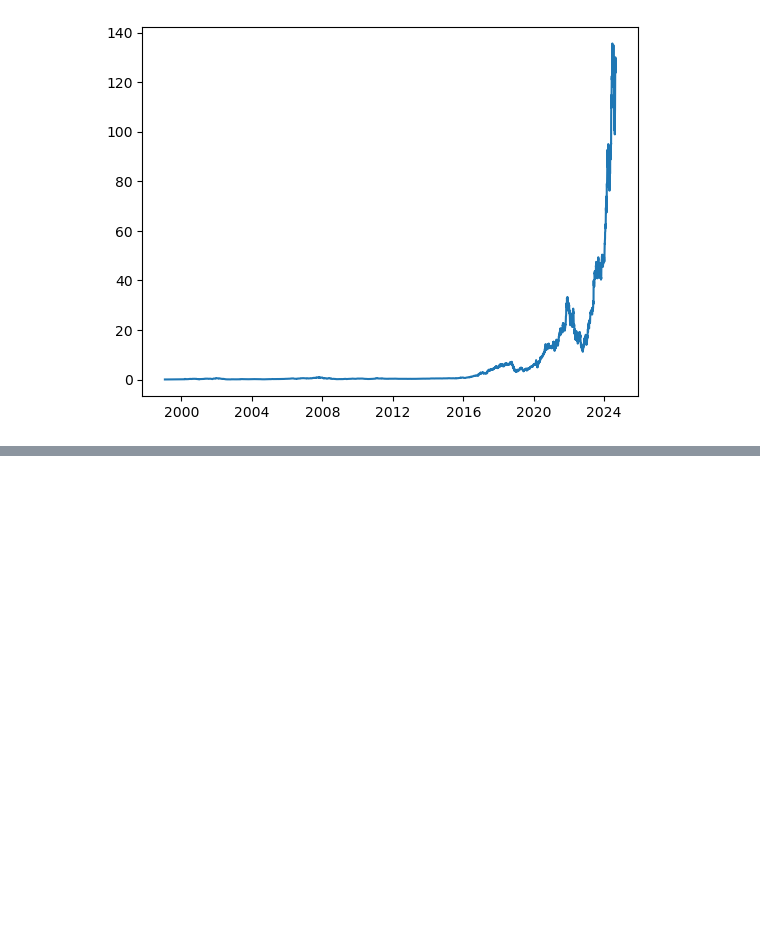
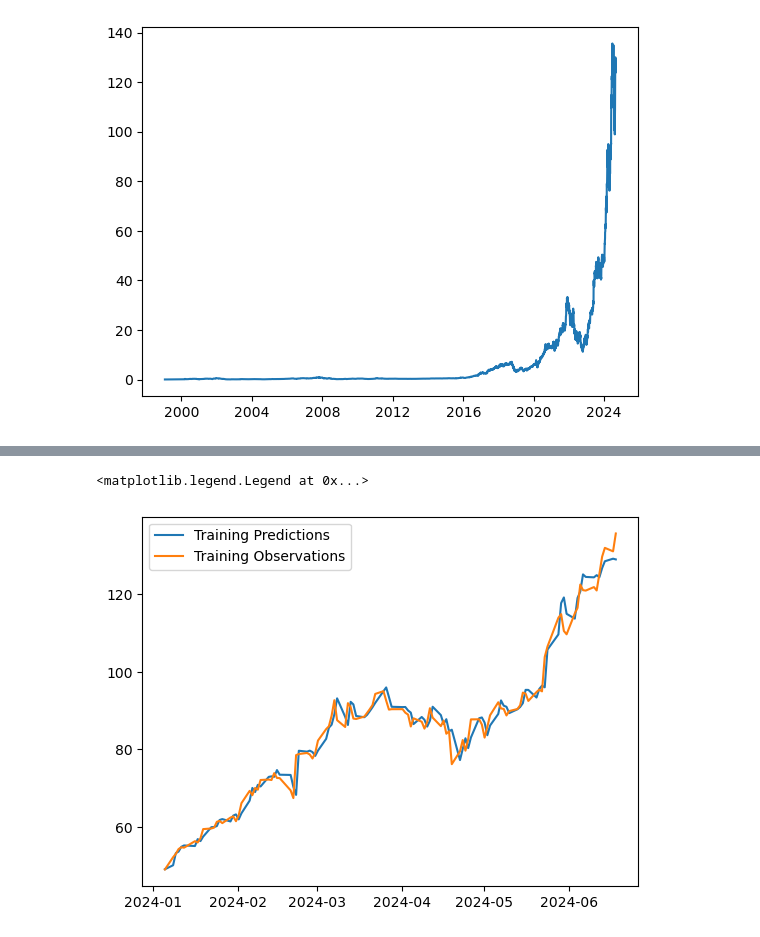
Before and after one commit to ManasKohli/stock-prediction-model, a Jupyter notebook: main.ipynb, the cells around one changed output, grey strips where cells are left out. Saved outputs shown, nothing was run; the diff lists cells and outputs as text; code cells hidden in the pictures; blank space fills up the shorter version.

Commit message:
feat: configure sequential LSTM model

```diff
--- a/main.ipynb
+++ b/main.ipynb
@@ -123,0 +132,24 @@ dates_test, x_test, y_test = dates[q_85:], x[q_85:], y[q_85:]
+# %%
+from tensorflow.keras.models import Sequential
+from tensorflow.keras.layers import LSTM, Dense, Dropout
+from tensorflow.keras.optimizers import Adam
+
+model = Sequential([
+    LSTM(64, input_shape=(3, 1)),
+    Dense(32, activation='relu'),
+    Dense(32, activation='relu'),
+    Dense(1)
+])
+
+model.compile(
+    loss='mse',
+    optimizer=Adam(learning_rate=0.001),
+    metrics=['mean_absolute_error']
+)
+
+model.fit(
+    x_train,
+    y_train,
+    validation_data=(x_val, y_val),
+    epochs=100
+)
@@ -123,0 +177,7 @@ dates_test, x_test, y_test = dates[q_85:], x[q_85:], y[q_85:]
+# %%
+train_predictions = model.predict(x_train).flatten()
+
+plt.plot(dates_train, train_predictions)
+plt.plot(dates_train, y_train)
+plt.legend(['Training Predictions', 'Training Observations'])
+# %% [output]
@@ -123,0 +185,2 @@ dates_test, x_test, y_test = dates[q_85:], x[q_85:], y[q_85:]
+<matplotlib.legend.Legend at 0x...>
+[figure, added]
```
Also changed, not shown: parts of 9 cells of this notebook.
